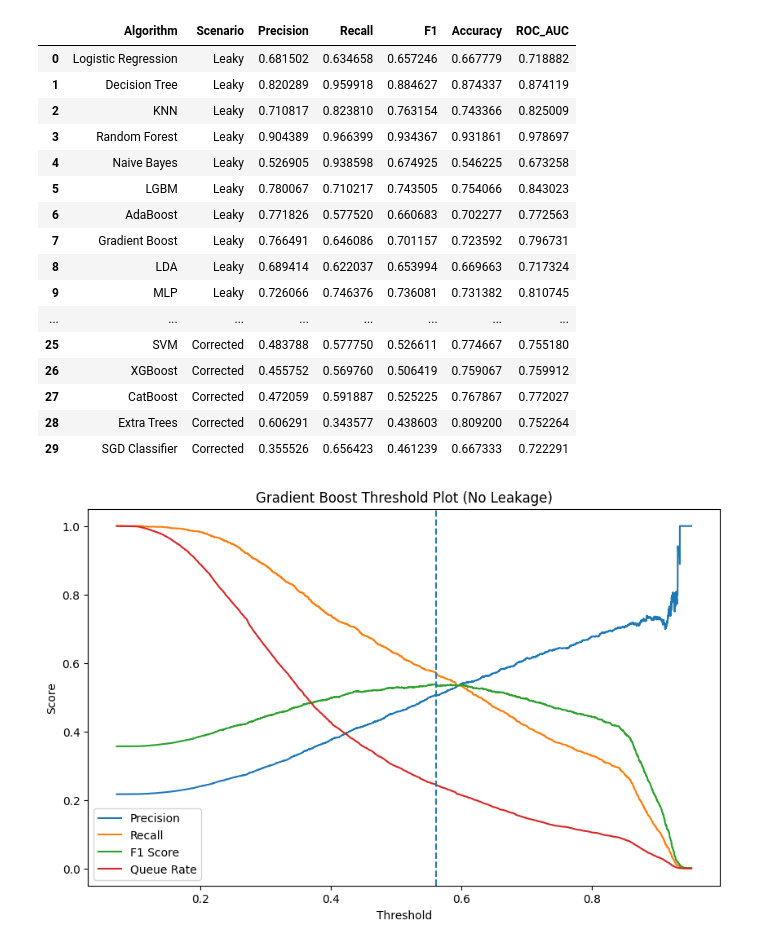
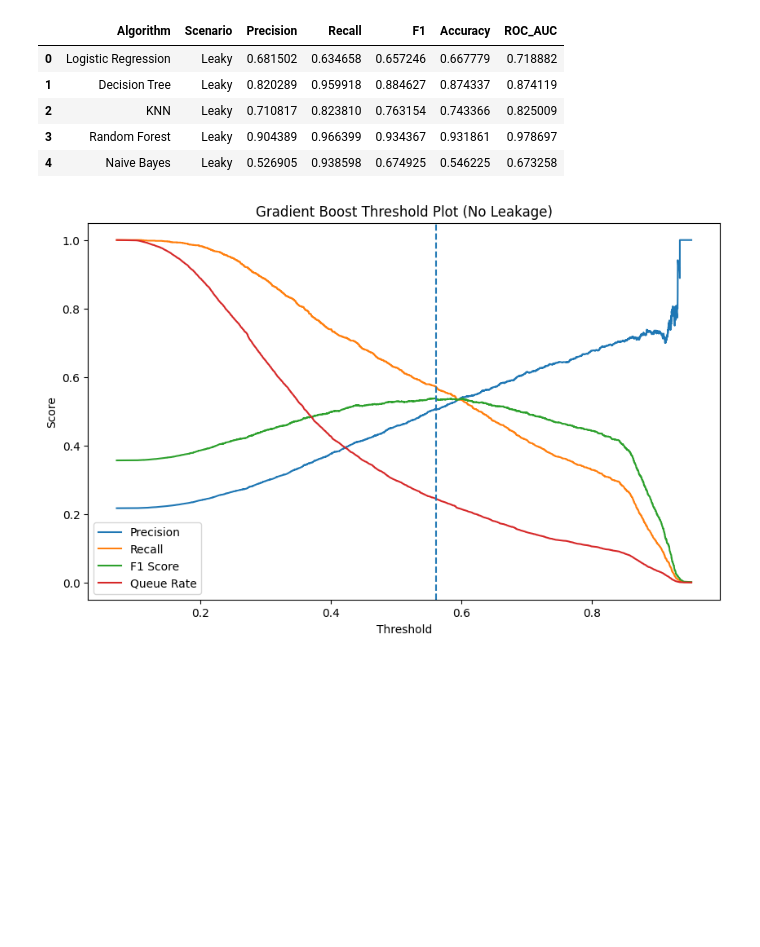
Before and after one commit to Tashya924/ML-research-on-credit-risk-analysis, a Jupyter notebook: ml_credit_report_intern.ipynb, the cells around one changed output. Saved outputs shown, nothing was run; the diff lists cells and outputs as text; code cells hidden in the pictures; blank space fills up the shorter version.

```diff
--- a/ml_credit_report_intern.ipynb
+++ b/ml_credit_report_intern.ipynb
@@ -70,17 +51,13 @@ Corrected Train Shape: (34982, 23)
 # %%
-from sklearn.linear_model import LogisticRegression, SGDClassifier
+from sklearn.linear_model import LogisticRegression
 from sklearn.tree import DecisionTreeClassifier
 from sklearn.neighbors import KNeighborsClassifier
-from sklearn.ensemble import RandomForestClassifier, AdaBoostClassifier, GradientBoostingClassifier, ExtraTreesClassifier
+from sklearn.ensemble import RandomForestClassifier, AdaBoostClassifier, GradientBoostingClassifier
 from sklearn.naive_bayes import GaussianNB
 from sklearn.discriminant_analysis import LinearDiscriminantAnalysis
 from sklearn.neural_network import MLPClassifier
-from sklearn.svm import SVC
 from lightgbm import LGBMClassifier
-from xgboost import XGBClassifier
-from catboost import CatBoostClassifier
 from sklearn.metrics import precision_score, recall_score, f1_score, accuracy_score, roc_auc_score
-import pandas as pd
 
 models_dict = {
     "Logistic Regression": LogisticRegression(max_iter=500),
@@ -91,66 +68,42 @@ models_dict = {
     "LGBM": LGBMClassifier(random_state=42, verbose=-1),
     "AdaBoost": AdaBoostClassifier(random_state=42),
     "Gradient Boost": GradientBoostingClassifier(random_state=42),
     "LDA": LinearDiscriminantAnalysis(),
-    "MLP": MLPClassifier(max_iter=500, random_state=42),
-    "SVM": SVC(probability=True, random_state=42),
-    "XGBoost": XGBClassifier(random_state=42, eval_metric='logloss'),
-    "CatBoost": CatBoostClassifier(random_state=42, verbose=0),
-    "Extra Trees": ExtraTreesClassifier(random_state=42, n_estimators=100),
-    "SGD Classifier": SGDClassifier(loss='log_loss', random_state=42)
+    "MLP": MLPClassifier(max_iter=500, random_state=42)
 }
 
 all_results = []
 
 for scenario in ["Leaky", "Corrected"]:
     if scenario == "Leaky":
         xtr, xte, ytr, yte = X_train_leaky, X_test_leaky, y_train_leaky, y_test_leaky
         xtr_sc, xte_sc = X_train_leaky_sc, X_test_leaky_sc
     else:
         xtr, xte, ytr, yte = X_train_corr, X_test_corr, y_train_corr, y_test_corr
         xtr_sc, xte_sc = X_train_corr_sc, X_test_corr_sc
 
     for name, model in models_dict.items():
-        use_sc = name in ["Logistic Regression", "KNN", "LDA", "MLP", "SVM", "SGD Classifier"]
-
-        current_xtr = xtr_sc if use_sc else xtr
-        current_xte = xte_sc if use_sc else xte
-
-        model.fit(current_xtr, ytr)
-
-        preds = model.predict(current_xte)
-        probs = model.predict_proba(current_xte)[:, 1]
+        use_sc = name in ["Logistic Regression", "KNN", "LDA", "MLP"]
+        model.fit(xtr_sc if use_sc else xtr, ytr)
+        preds = model.predict(xte_sc if use_sc else xte)
+        probs = model.predict_proba(xte_sc if use_sc else xte)[:,1]
 
         all_results.append({
-            "Algorithm": name,
-            "Scenario": scenario,
-            "Precision": precision_score(yte, preds, zero_division=0),
-            "Recall": recall_score(yte, preds, zero_division=0),
-            "F1": f1_score(yte, preds, zero_division=0),
-            "Accuracy": accuracy_score(yte, preds),
+            "Algorithm": name, "Scenario": scenario,
+            "Precision": precision_score(yte, preds), "Recall": recall_score(yte, preds),
+            "F1": f1_score(yte, preds), "Accuracy": accuracy_score(yte, preds),
             "ROC_AUC": roc_auc_score(yte, probs)
         })
 
 res_df = pd.DataFrame(all_results)
-display(res_df.head(len(models_dict) * 2))
+display(res_df.head())
 # %% [output]
 |  | Algorithm | Scenario | Precision | Recall | F1 | Accuracy | ROC_AUC |
 | 0 | Logistic Regression | Leaky | 0.681502 | 0.634658 | 0.657246 | 0.667779 | 0.718882 |
 | 1 | Decision Tree | Leaky | 0.820289 | 0.959918 | 0.884627 | 0.874337 | 0.874119 |
 | 2 | KNN | Leaky | 0.710817 | 0.823810 | 0.763154 | 0.743366 | 0.825009 |
 | 3 | Random Forest | Leaky | 0.904389 | 0.966399 | 0.934367 | 0.931861 | 0.978697 |
 | 4 | Naive Bayes | Leaky | 0.526905 | 0.938598 | 0.674925 | 0.546225 | 0.673258 |
-| 5 | LGBM | Leaky | 0.780067 | 0.710217 | 0.743505 | 0.754066 | 0.843023 |
-| 6 | AdaBoost | Leaky | 0.771826 | 0.577520 | 0.660683 | 0.702277 | 0.772563 |
-| 7 | Gradient Boost | Leaky | 0.766491 | 0.646086 | 0.701157 | 0.723592 | 0.796731 |
-| 8 | LDA | Leaky | 0.689414 | 0.622037 | 0.653994 | 0.669663 | 0.717324 |
-| 9 | MLP | Leaky | 0.726066 | 0.746376 | 0.736081 | 0.731382 | 0.810745 |
-| ... | ... | ... | ... | ... | ... | ... | ... |
-| 25 | SVM | Corrected | 0.483788 | 0.577750 | 0.526611 | 0.774667 | 0.755180 |
-| 26 | XGBoost | Corrected | 0.455752 | 0.569760 | 0.506419 | 0.759067 | 0.759912 |
-| 27 | CatBoost | Corrected | 0.472059 | 0.591887 | 0.525225 | 0.767867 | 0.772027 |
-| 28 | Extra Trees | Corrected | 0.606291 | 0.343577 | 0.438603 | 0.809200 | 0.752264 |
-| 29 | SGD Classifier | Corrected | 0.355526 | 0.656423 | 0.461239 | 0.667333 | 0.722291 |
 # %%
 import matplotlib.pyplot as plt
 
```
Also changed, not shown: parts of 33 cells of this notebook.
